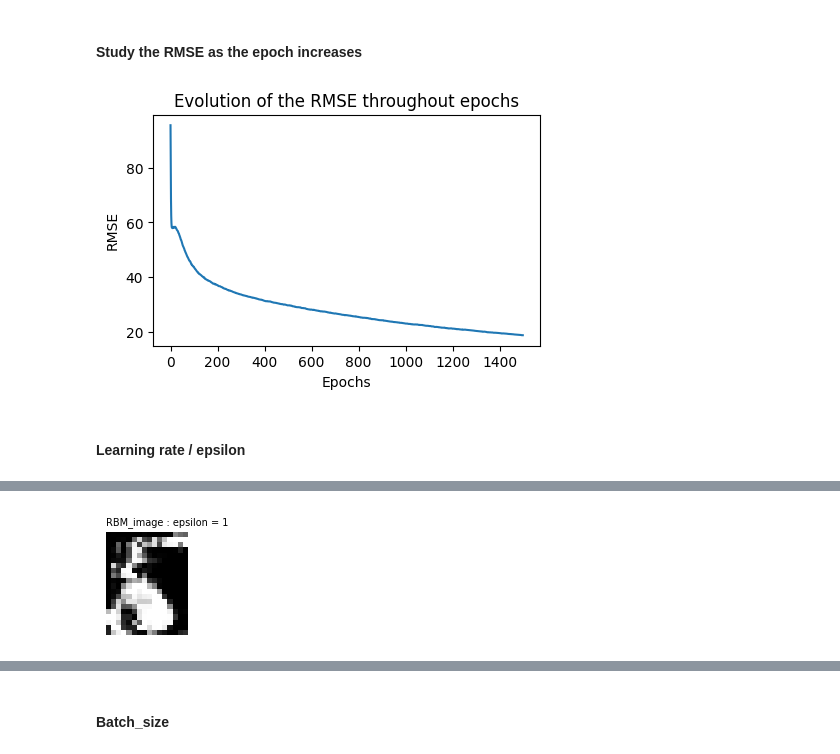
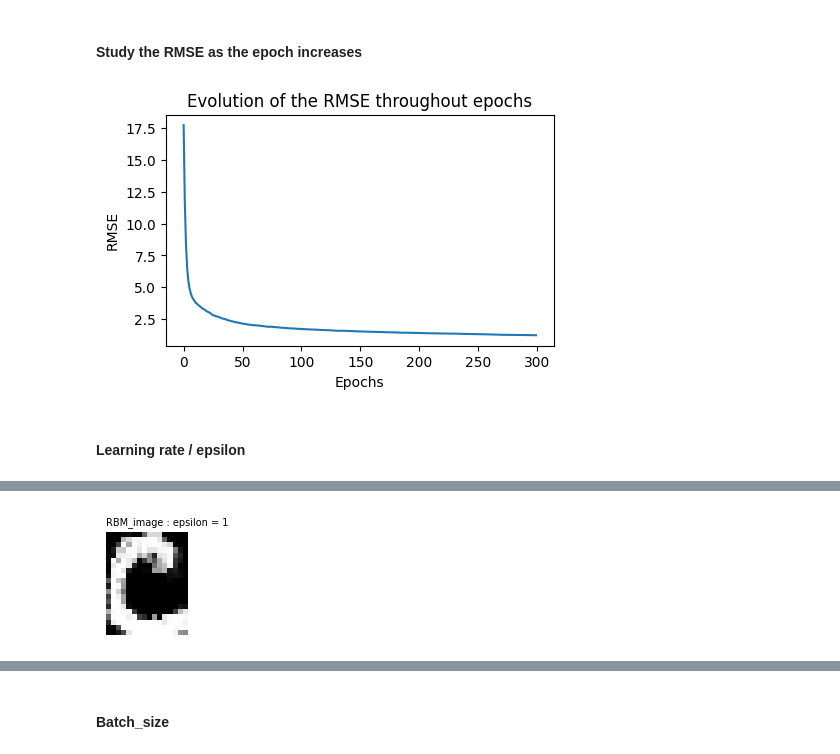
Before and after one commit to agatheminaro/from-rbm-to-dnn, a Jupyter notebook: binary_alpha_digits_study.ipynb, the cells around one changed output, grey strips where cells are left out. Drawn from its saved outputs; the diff is of its cells as text; code cells hidden in the pictures.

```diff
--- a/binary_alpha_digits_study.ipynb
+++ b/binary_alpha_digits_study.ipynb
@@ -279,15 +261,15 @@ Epoch 500/1500
 #### Study the RMSE as the epoch increases
 # %%
 dbn_model = DBN(config=CONFIG)
-errors_all = dbn_model.train_DBN(X=data, epsilon=EPSILON, batch_size=BATCH_SIZE, nb_epochs=NB_EPOCHS)
+_, errors_all = dbn_model.train_DBN(X=data, epsilon=EPSILON, batch_size=BATCH_SIZE, nb_epochs=300)
 plt.figure(figsize=(5, 3))
-plt.plot(errors_all)
+plt.plot(errors_all[-1])
 plt.xlabel('Epochs')
 plt.ylabel('RMSE')
 plt.title('Evolution of the RMSE throughout epochs')
 plt.show()
 # %% [output]
-[figure, old version]
+[figure, new version]
 # %% [markdown]
 #### Learning rate / epsilon
 # %%
@@ -296,8 +278,8 @@ epsilons = [0.00001, 0.0001, 0.001, 0.01, 0.03, 0.1, 0.5, 1]
 errors_eps = []
 for eps in epsilons:
     dbn_model = DBN(config=CONFIG)
-    errors_all_eps = dbn_model.train_DBN(X=data, epsilon=eps, batch_size=BATCH_SIZE, nb_epochs=300)
-    errors_eps.append(errors_all_eps)
+    dbn_model, errors_all_eps = dbn_model.train_DBN(X=data, epsilon=eps, batch_size=BATCH_SIZE, nb_epochs=300)
+    errors_eps.append(errors_all_eps[-1])
     dbn_model.generate_for_analysis_DBN(nb_gibbs=100, col=5, row=1, param_analysed='epsilon')
 
 fig, ax = plt.subplots(1, 1, figsize = (5, 3))
@@ -319 +301 @@ plt.show()
-[figure, old version]
+[figure, new version]
```
Also changed, not shown: parts of 8 cells of this notebook, 2 other files.
